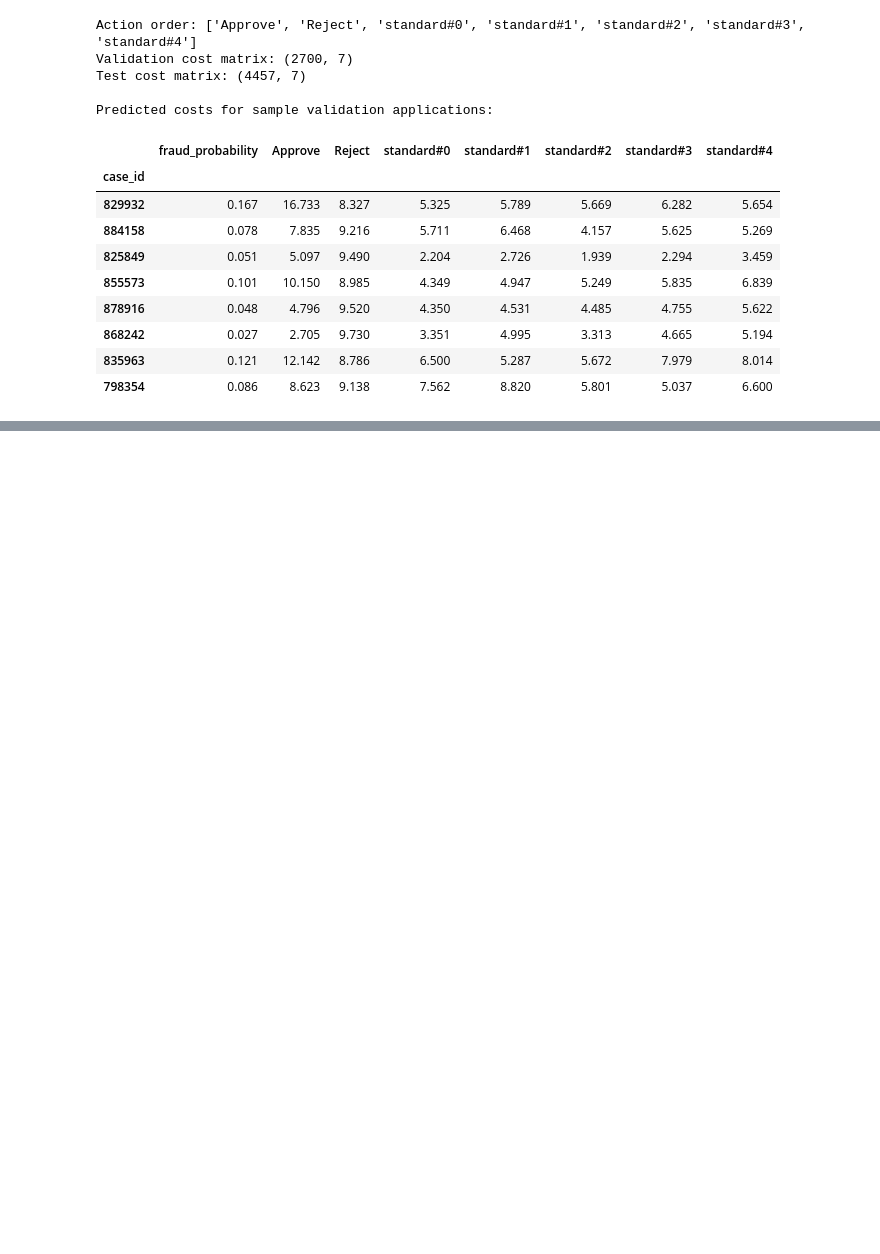
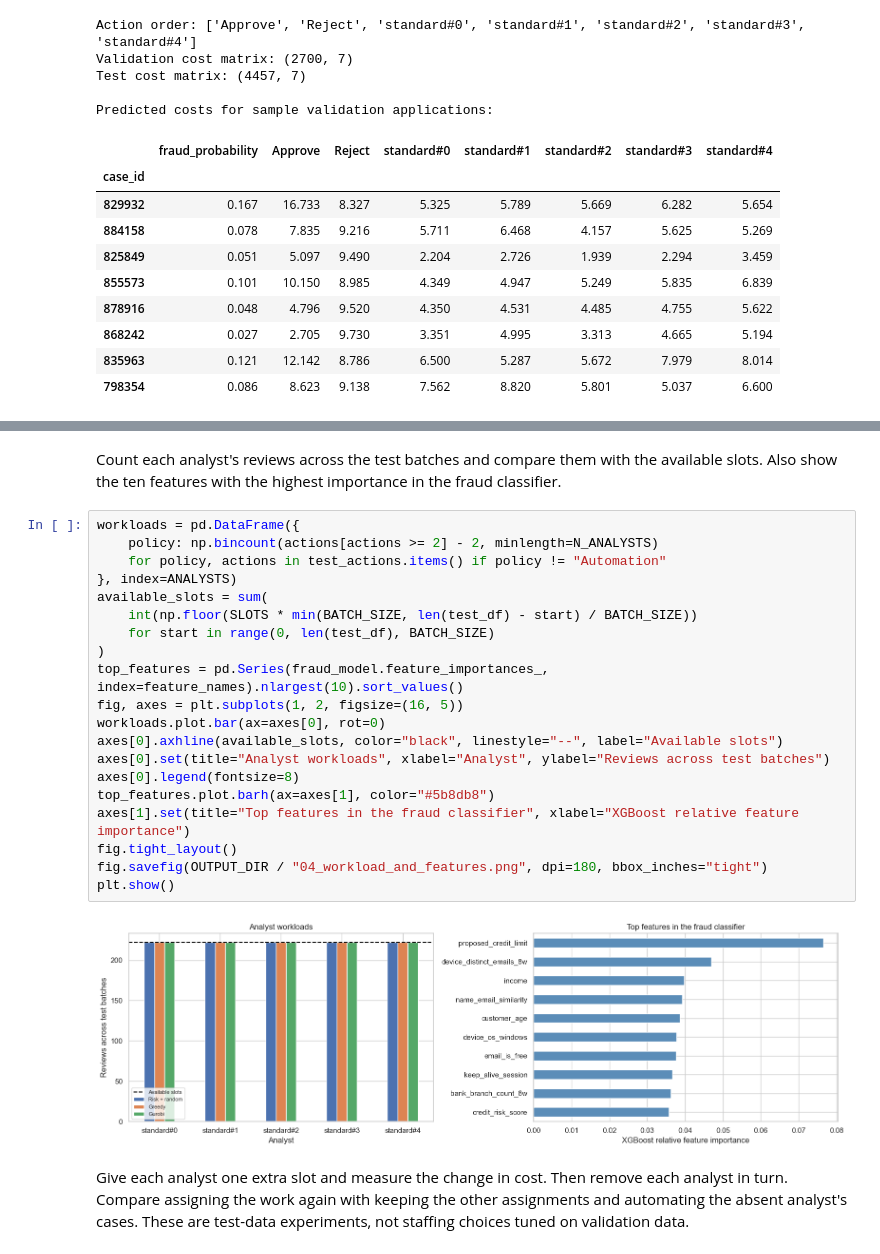
Before and after one commit to mohamadre3a/OptiFraud, a Jupyter notebook: Fraud_optimize_AI.ipynb, the cells around one changed output, grey strips where cells are left out. Drawn from its saved outputs; the diff is of its cells as text; blank space fills up the shorter version.

```diff
--- a/Fraud_optimize_AI.ipynb
+++ b/Fraud_optimize_AI.ipynb
@@ -1162,5 +834,34 @@ Capacity experiment preview:
 | 6 | Greedy | 5 | 7329.48 | 555 | 12.45 |
 | 7 | Gurobi | 5 | 7311.53 | 555 | 12.45 |
 [figure]
+# %% [markdown]
+Count each analyst's reviews across the test batches and compare them with the available slots.
+Also show the ten features with the highest importance in the fraud classifier.
+# %%
+workloads = pd.DataFrame({
+    policy: np.bincount(actions[actions >= 2] - 2, minlength=N_ANALYSTS)
+    for policy, actions in test_actions.items() if policy != "Automation"
+}, index=ANALYSTS)
+available_slots = sum(
+    int(np.floor(SLOTS * min(BATCH_SIZE, len(test_df) - start) / BATCH_SIZE))
+    for start in range(0, len(test_df), BATCH_SIZE)
+)
+top_features = pd.Series(fraud_model.feature_importances_, index=feature_names).nlargest(10).sort_values()
+fig, axes = plt.subplots(1, 2, figsize=(16, 5))
+workloads.plot.bar(ax=axes[0], rot=0)
+axes[0].axhline(available_slots, color="black", linestyle="--", label="Available slots")
+axes[0].set(title="Analyst workloads", xlabel="Analyst", ylabel="Reviews across test batches")
+axes[0].legend(fontsize=8)
+top_features.plot.barh(ax=axes[1], color="#5b8db8")
+axes[1].set(title="Top features in the fraud classifier", xlabel="XGBoost relative feature importance")
+fig.tight_layout()
+fig.savefig(OUTPUT_DIR / "04_workload_and_features.png", dpi=180, bbox_inches="tight")
+plt.show()
+# %% [output]
+[figure, added]
+# %% [markdown]
+Give each analyst one extra slot and measure the change in cost. Then remove each analyst in turn.
+Compare assigning the work again with keeping the other assignments and automating the absent
+analyst's cases. These are test-data experiments, not staffing choices tuned on validation data.
 # %%
 base_slots = np.full(N_ANALYSTS, SLOTS)
```
Also changed, not shown: parts of 20 cells of this notebook, 4 other files.
